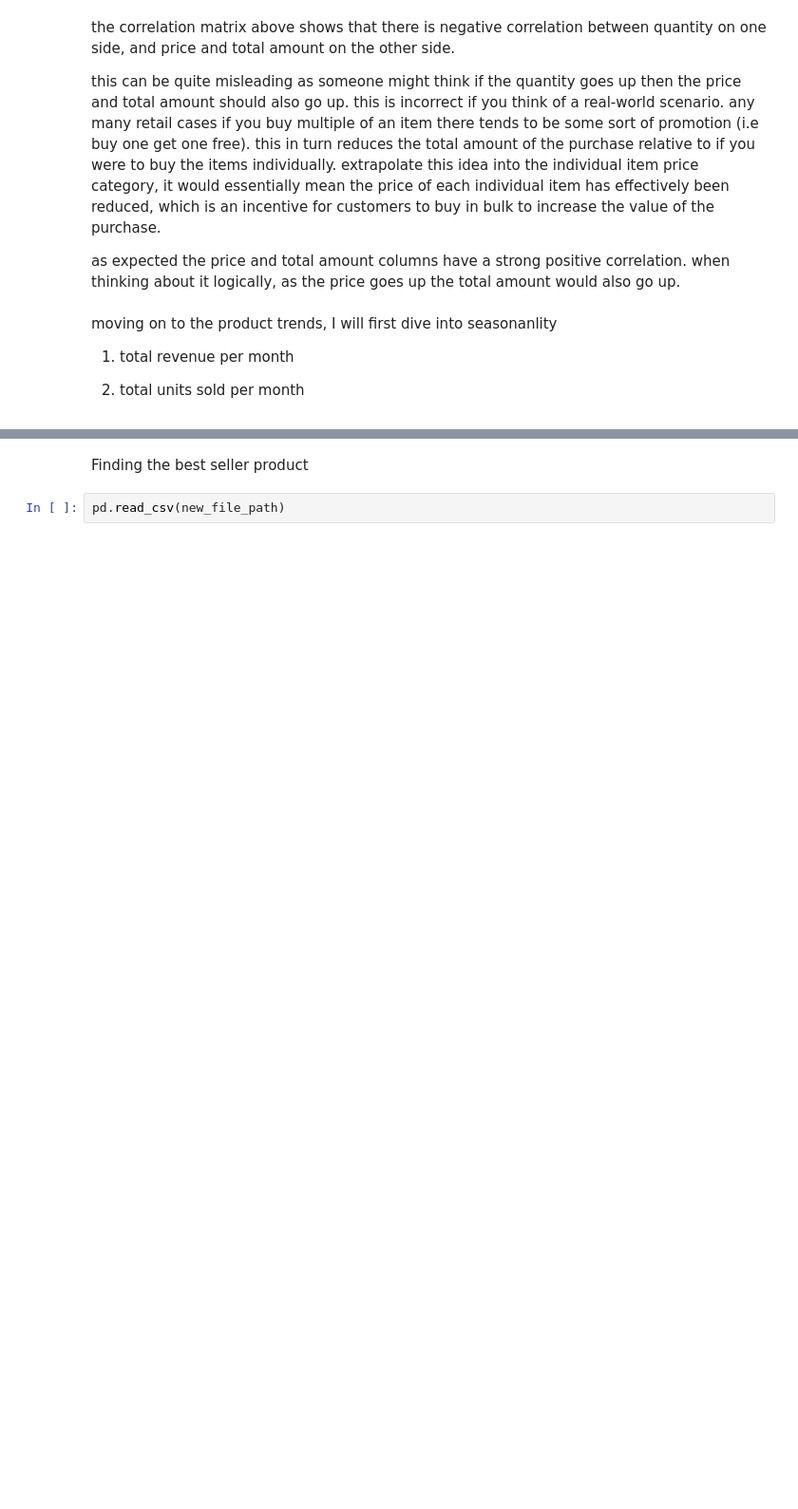
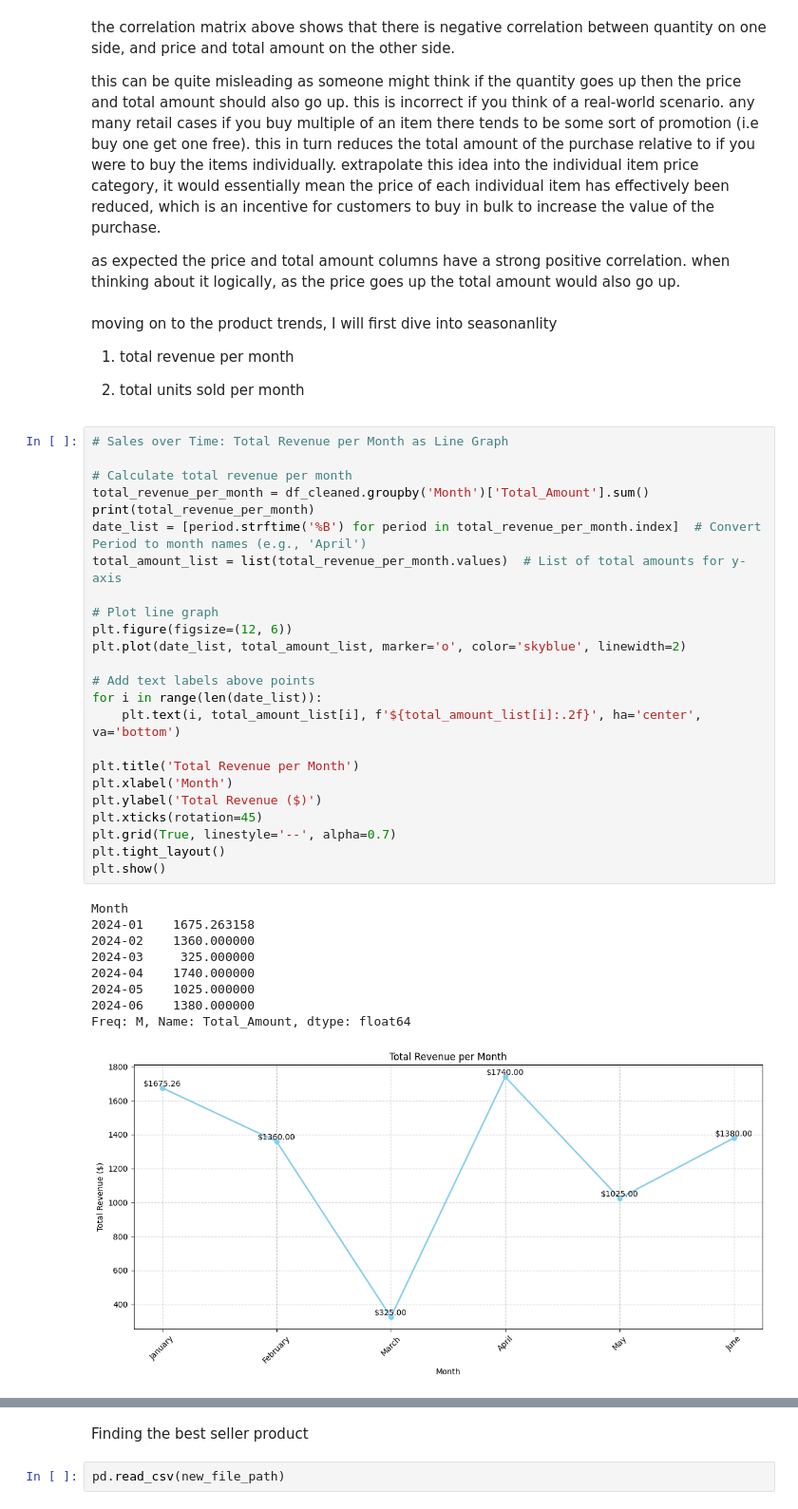
Before and after one commit to tahae02/Week-1-Data-Analysis-Internship-Uptrail, a Jupyter notebook: Week_1_Data_Analysis_for_Business_Insights.ipynb, the cells around one changed output, grey strips where cells are left out. Shown at 95% size. Cells and saved outputs as stored; diff of their text form; blank space fills up the shorter version.

```diff
--- a/Week_1_Data_Analysis_for_Business_Insights.ipynb
+++ b/Week_1_Data_Analysis_for_Business_Insights.ipynb
@@ -255,4 +266,38 @@ moving on to the product trends, I will first dive into seasonanlity
 1) total revenue per month
 
 2) total units sold per month
+# %%
+# Sales over Time: Total Revenue per Month as Line Graph
+
+# Calculate total revenue per month
+total_revenue_per_month = df_cleaned.groupby('Month')['Total_Amount'].sum()
+print(total_revenue_per_month)
+date_list = [period.strftime('%B') for period in total_revenue_per_month.index]  # Convert Period to month names (e.g., 'April')
+total_amount_list = list(total_revenue_per_month.values)  # List of total amounts for y-axis
+
+# Plot line graph
+plt.figure(figsize=(12, 6))
+plt.plot(date_list, total_amount_list, marker='o', color='skyblue', linewidth=2)
+
+# Add text labels above points
+for i in range(len(date_list)):
+    plt.text(i, total_amount_list[i], f'${total_amount_list[i]:.2f}', ha='center', va='bottom')
+
+plt.title('Total Revenue per Month')
+plt.xlabel('Month')
+plt.ylabel('Total Revenue ($)')
+plt.xticks(rotation=45)
+plt.grid(True, linestyle='--', alpha=0.7)
+plt.tight_layout()
+plt.show()
+# %% [output]
+Month
+2024-01    1675.263158
+2024-02    1360.000000
+2024-03     325.000000
+2024-04    1740.000000
+2024-05    1025.000000
+2024-06    1380.000000
+Freq: M, Name: Total_Amount, dtype: float64
+[figure, added]
 # %%
```
Also changed, not shown: parts of 12 cells of this notebook.
